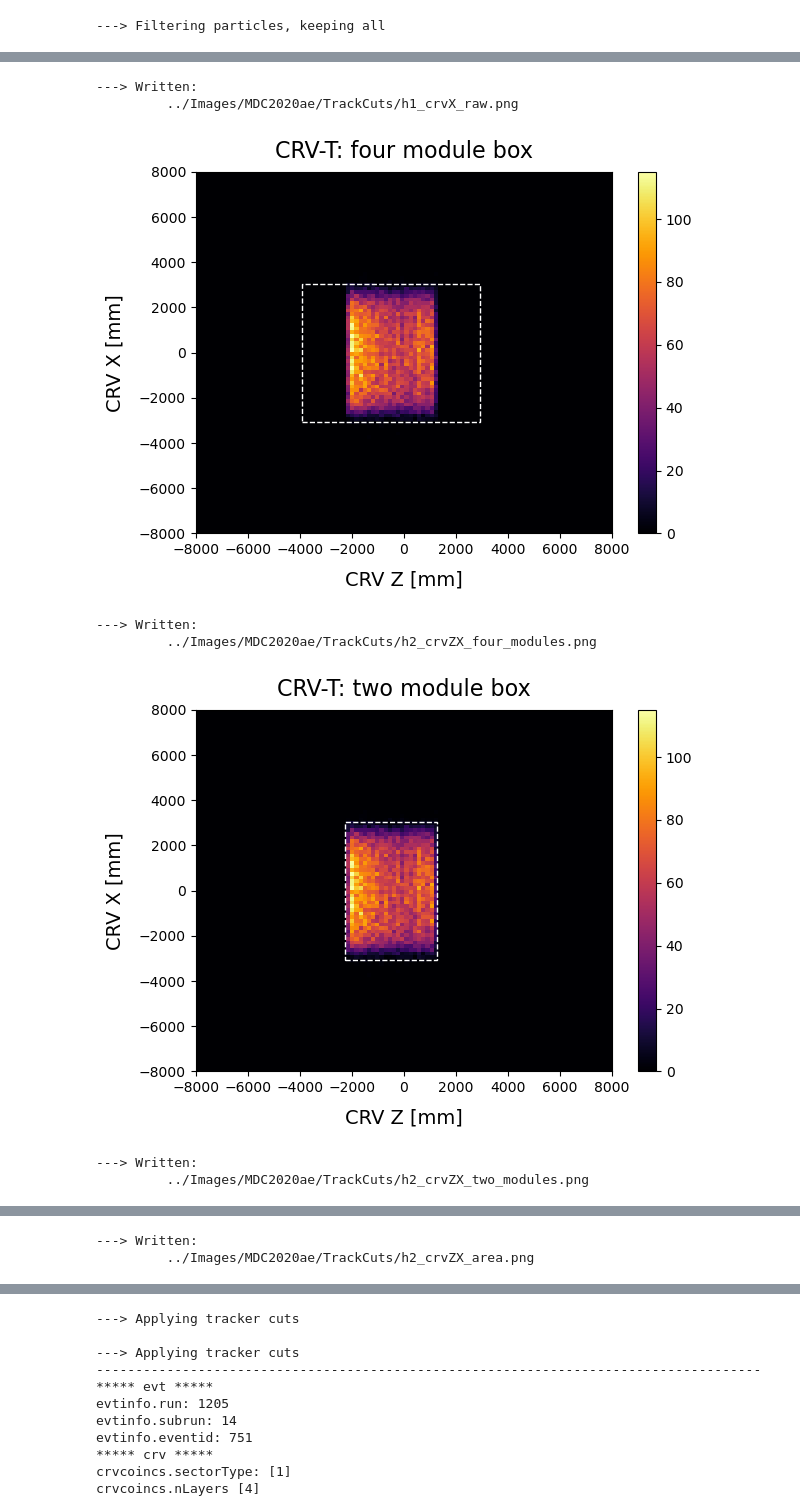
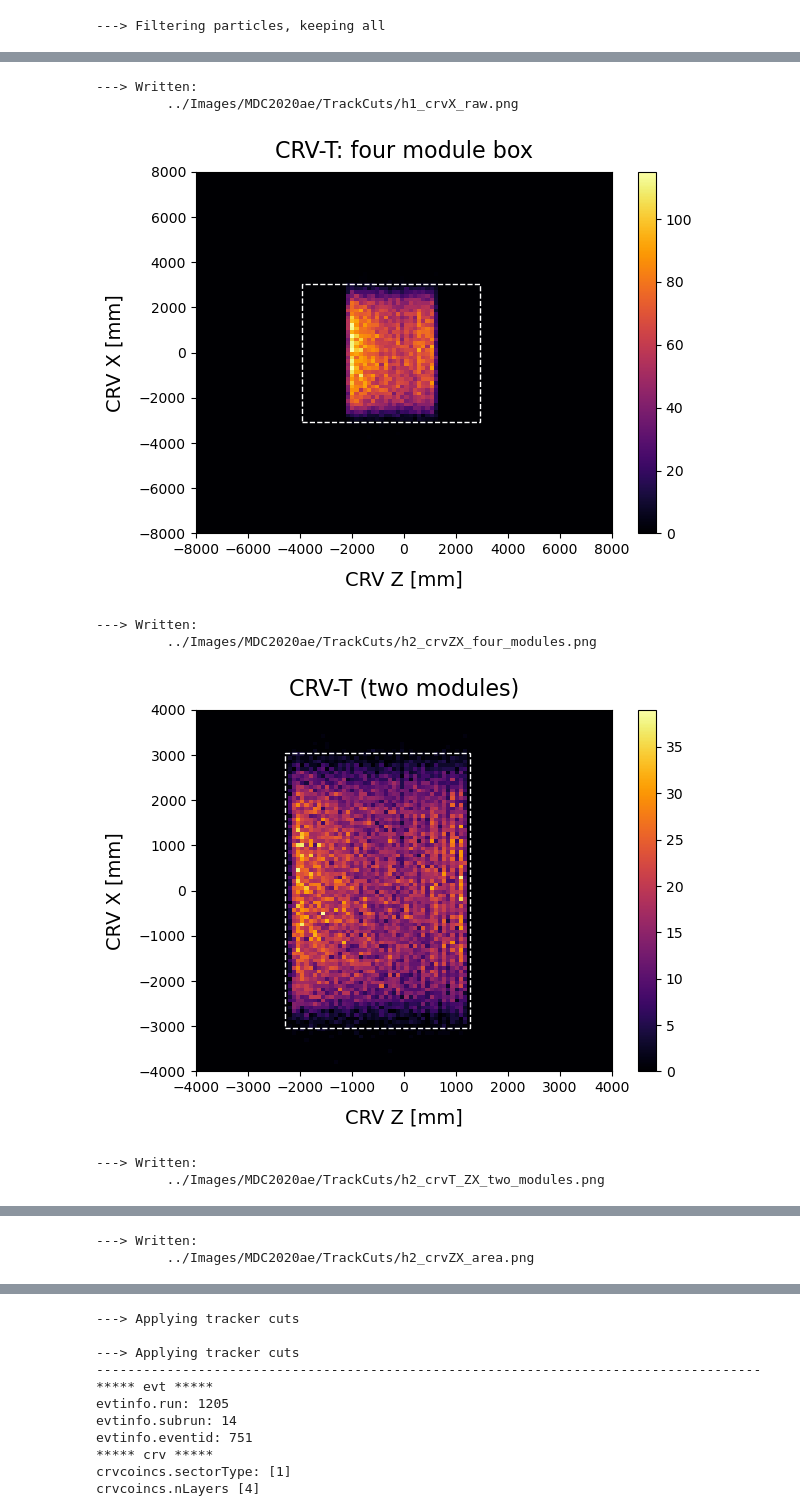
Before and after one commit to sam-grant/CRVSim, a Jupyter notebook: Analyses/Jupyter/TrackCuts.ipynb, the cells around one changed output, grey strips where cells are left out. Cells and saved outputs as stored; diff of their text form; code cells hidden in the pictures.

```diff
--- a/Analyses/Jupyter/TrackCuts.ipynb
+++ b/Analyses/Jupyter/TrackCuts.ipynb
@@ -24,7 +24,7 @@ import Utils as ut
 import PrintUtils as pr
 # %%
 # Plot2D
-def Plot2D(x, y, nbinsX=100, xmin=-1.0, xmax=1.0, nbinsY=100, ymin=-1.0, ymax=1.0, min_box_coords=None, max_box_coords=None, title=None, xlabel=None, ylabel=None, fout="hist.png", log=False, cb=True, NDPI=300):
+def Plot2D(x, y, nbinsX=100, xmin=-1.0, xmax=1.0, nbinsY=100, ymin=-1.0, ymax=1.0, min_box_coords=None, max_box_coords=None, box_colour="w", title=None, xlabel=None, ylabel=None, fout="hist.png", log=False, cb=True, NDPI=300):
 
     # Filter out empty entries from x and y
     valid_indices = [i for i in range(len(x)) if np.any(x[i]) and np.any(y[i])]
@@ -61,7 +61,7 @@ def Plot2D(x, y, nbinsX=100, xmin=-1.0, xmax=1.0, nbinsY=100, ymin=-1.0, ymax=1.
     if min_box_coords and max_box_coords:
         x_min, y_min = min_box_coords
         x_max, y_max = max_box_coords
-        rect = patches.Rectangle((x_min, y_min), x_max - x_min, y_max - y_min, linewidth=1, linestyle="--", edgecolor="w", facecolor="none")
+        rect = patches.Rectangle((x_min, y_min), x_max - x_min, y_max - y_min, linewidth=1, linestyle="--", edgecolor=box_colour, facecolor="none")
         ax.add_patch(rect)
 
     plt.title(title, fontsize=16, pad=10)
@@ -433,14 +631,14 @@ def OriginalApplyTrackerCuts2(arrays_, fail=False, quiet=False):
 
 sector1Condition = data_["crv"]["crvcoincs.sectorType"] == 1
 
-xCRVT = ak.flatten(data_["crv"]["crvcoincs.pos.fCoordinates.fZ"][sector1Condition], axis=None)
-zCRVT = ak.flatten(data_["crv"]["crvcoincs.pos.fCoordinates.fX"][sector1Condition], axis=None)
+xCRVT = ak.flatten(data_["crv"]["crvcoincs.pos.fCoordinates.fX"][sector1Condition], axis=None)
+zCRVT = ak.flatten(data_["crv"]["crvcoincs.pos.fCoordinates.fZ"][sector1Condition], axis=None)
 
-min_box_coords = (np.min(xCRVT), np.min(zCRVT))
-max_box_coords = (np.max(xCRVT), np.max(zCRVT))
+min_box_coords = (np.min(zCRVT), np.min(xCRVT))
+max_box_coords = (np.max(zCRVT), np.max(xCRVT))
 
-print(f"min_coords = ({np.min(xCRVT)}, {np.min(zCRVT)})")
-print(f"max_coords = ({np.max(xCRVT)}, {np.max(zCRVT)})")
+print(f"min_coords = ({np.min(zCRVT)}, {np.min(xCRVT)})")
+print(f"max_coords = ({np.max(zCRVT)}, {np.max(xCRVT)})")
 
 Plot1D(zCRVT
        , nbins=100, xmin=-8000, xmax=8000
@@ -463,7 +661,7 @@ Plot1D(xCRVT
 min_box_coords = (-3423.0-500, -6100/2)
 max_box_coords = (3423.0-500, 6100/2)
 
-Plot2D(x=xCRVT, y=zCRVT
+Plot2D(x=zCRVT, y=xCRVT
        , nbinsX=100, xmin=-8000, xmax=8000, nbinsY=100, ymin=-8000, ymax=8000
        , min_box_coords=min_box_coords, max_box_coords=max_box_coords
        # , xbox_= [-crvDS_len/2, crvDS_len/2], ybox_ =  [-crvDS_wid/2, crvDS_wid/2]
@@ -480,14 +678,14 @@ Plot2D(x=xCRVT, y=zCRVT
 min_box_coords = (-1775.0-500, -6100/2)
 max_box_coords = (1775.0-500, 6100/2)
 
-Plot2D(x=xCRVT, y=zCRVT
-       , nbinsX=100, xmin=-8000, xmax=8000, nbinsY=100, ymin=-8000, ymax=8000
+Plot2D(x=zCRVT, y=xCRVT
+       , nbinsX=100, xmin=-4000, xmax=4000, nbinsY=100, ymin=-4000, ymax=4000
        , min_box_coords=min_box_coords, max_box_coords=max_box_coords
        # , xbox_= [-crvDS_len/2, crvDS_len/2], ybox_ =  [-crvDS_wid/2, crvDS_wid/2]
-       , title="CRV-T: two module box", xlabel="CRV Z [mm]", ylabel="CRV X [mm]"
-       , fout=f"../Images/{recon}/TrackCuts/h2_crvZX_two_modules.png", log=False)
+       , title="CRV-T (two modules)", xlabel="CRV Z [mm]", ylabel="CRV X [mm]"
+       , fout=f"../Images/{recon}/TrackCuts/h2_crvT_ZX_two_modules.png", log=False)
 
-Plot2D(x=xCRVT, y=zCRVT
+Plot2D(x=zCRVT, y=xCRVT
        , nbinsX=100, xmin=-8000, xmax=8000, nbinsY=100, ymin=-8000, ymax=8000
        , min_box_coords=min_box_coords, max_box_coords=max_box_coords
        # , xbox_= [-crvDS_len/2, crvDS_len/2], ybox_ =  [-crvDS_wid/2, crvDS_wid/2]
@@ -503,11 +701,11 @@ max_coords = (1186.5906982421875, 3391.940673828125)
 ---> Written:
          ../Images/MDC2020ae/TrackCuts/h1_crvX_raw.png
 [figure]
 ---> Written:
          ../Images/MDC2020ae/TrackCuts/h2_crvZX_four_modules.png
-[figure, old version]
+[figure, new version]
 ---> Written:
-         ../Images/MDC2020ae/TrackCuts/h2_crvZX_two_modules.png
+         ../Images/MDC2020ae/TrackCuts/h2_crvT_ZX_two_modules.png
 [figure]
 ---> Written:
          ../Images/MDC2020ae/TrackCuts/h2_crvZX_area.png
```
Also changed, not shown: parts of 27 cells of this notebook, 1 other file.
